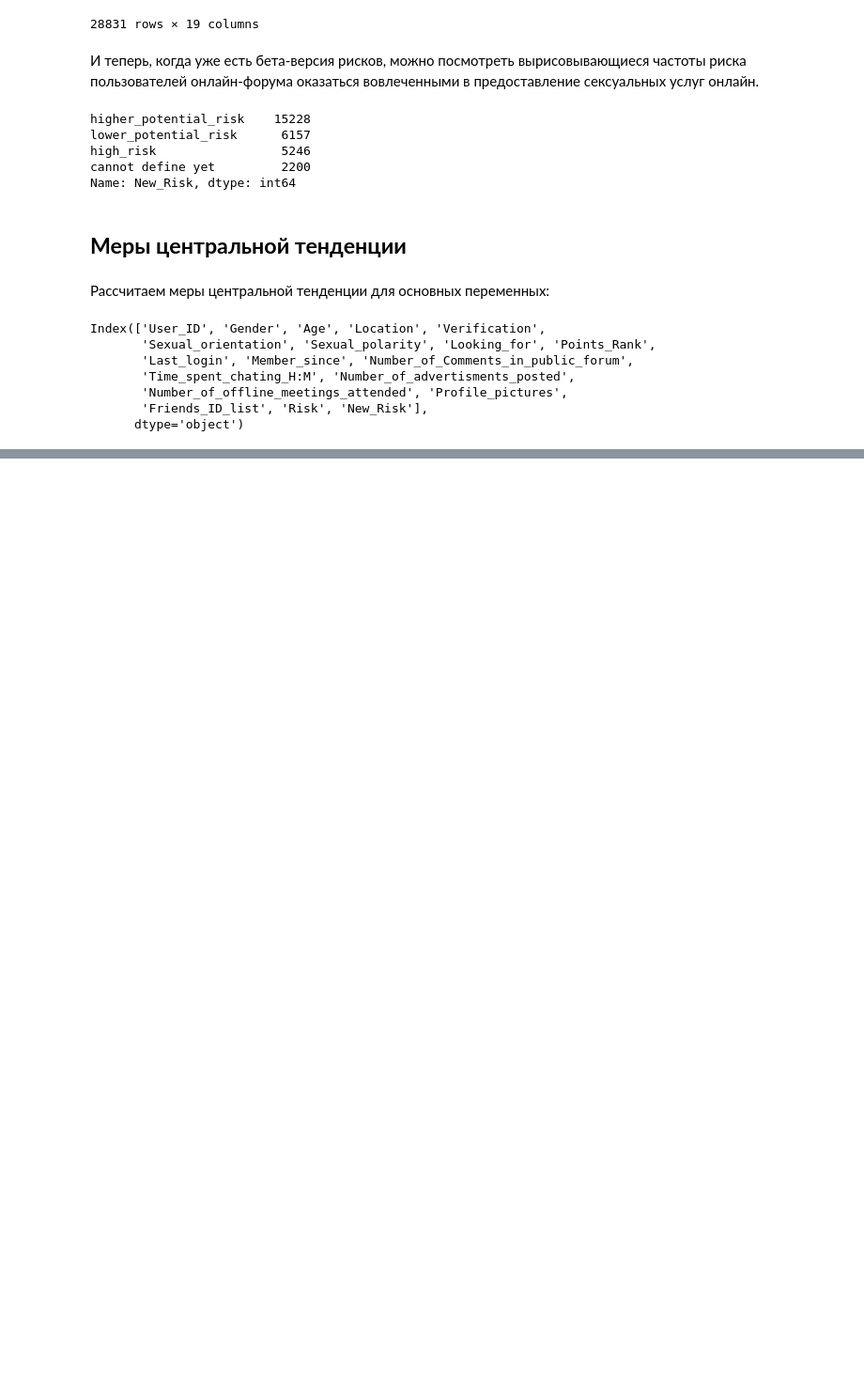
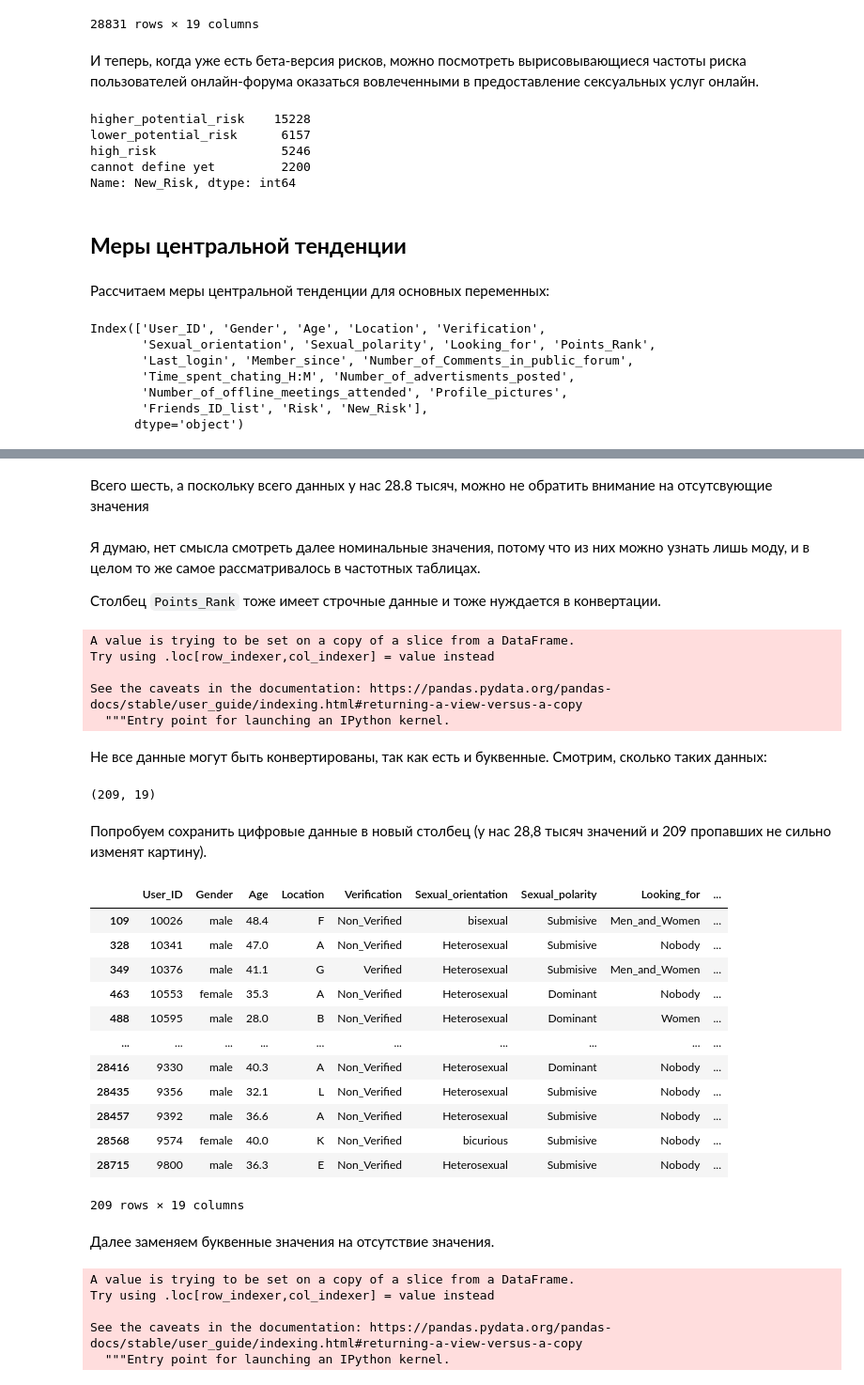
Before and after one commit to alexsasik/for-dz, a Jupyter notebook: online_sex_work.ipynb, the cells around one changed output, grey strips where cells are left out. Shown at 94% size. Drawn from its saved outputs; the diff is of its cells as text; code cells hidden in the pictures; blank space fills up the shorter version.

```diff
--- a/online_sex_work.ipynb
+++ b/online_sex_work.ipynb
@@ -556,0 +795,48 @@ Length: 68, dtype: float64
+# %% [markdown]
+Всего шесть, а поскольку всего данных у нас 28.8 тысяч, можно не обратить внимание на отсутсвующие значения
+# %% [markdown]
+Я думаю, нет смысла смотреть далее номинальные значения, потому что из них можно узнать лишь моду, и в целом то же самое рассматривалось в частотных таблицах.
+
+Столбец `Points_Rank` тоже имеет строчные данные и тоже нуждается в конвертации.
+# %%
+cdata['Points_Rank'] = cdata['Points_Rank'].apply(lambda x: x.replace(' ', ''))
+# %% [output]
+A value is trying to be set on a copy of a slice from a DataFrame.
+Try using .loc[row_indexer,col_indexer] = value instead
+
+See the caveats in the documentation: https://pandas.pydata.org/pandas-docs/stable/user_guide/indexing.html#returning-a-view-versus-a-copy
+  """Entry point for launching an IPython kernel.
+# %% [markdown]
+Не все данные могут быть конвертированы, так как есть и буквенные. Смотрим, сколько таких данных:
+# %%
+cdata[cdata['Points_Rank'].str.isalpha()].shape
+# %% [output]
+(209, 19)
+# %% [markdown]
+Попробуем сохранить цифровые данные в новый столбец (у нас 28,8 тысяч значений и 209 пропавших не сильно изменят картину).
+# %%
+cdata[cdata['Points_Rank'].str.isalpha()]
+# %% [output]
+|  | User_ID | Gender | Age | Location | Verification | Sexual_orientation | Sexual_polarity | Looking_for | ... |
+| 109 | 10026 | male | 48.4 | F | Non_Verified | bisexual | Submisive | Men_and_Women | ... |
+| 328 | 10341 | male | 47.0 | A | Non_Verified | Heterosexual | Submisive | Nobody | ... |
+| 349 | 10376 | male | 41.1 | G | Verified | Heterosexual | Submisive | Men_and_Women | ... |
+| 463 | 10553 | female | 35.3 | A | Non_Verified | Heterosexual | Dominant | Nobody | ... |
+| 488 | 10595 | male | 28.0 | B | Non_Verified | Heterosexual | Dominant | Women | ... |
+| ... | ... | ... | ... | ... | ... | ... | ... | ... | ... |
+| 28416 | 9330 | male | 40.3 | A | Non_Verified | Heterosexual | Dominant | Nobody | ... |
+| 28435 | 9356 | male | 32.1 | L | Non_Verified | Heterosexual | Submisive | Nobody | ... |
+| 28457 | 9392 | male | 36.6 | A | Non_Verified | Heterosexual | Submisive | Nobody | ... |
+| 28568 | 9574 | female | 40.0 | K | Non_Verified | bicurious | Submisive | Nobody | ... |
+| 28715 | 9800 | male | 36.3 | E | Non_Verified | Heterosexual | Submisive | Nobody | ... |
+209 rows × 19 columns
+# %% [markdown]
+Далее заменяем буквенные значения на отсутствие значения.
+# %%
+cdata['Points_Rank'] = cdata['Points_Rank'].replace(to_replace='a', value=np.nan)
+# %% [output]
+A value is trying to be set on a copy of a slice from a DataFrame.
+Try using .loc[row_indexer,col_indexer] = value instead
+
+See the caveats in the documentation: https://pandas.pydata.org/pandas-docs/stable/user_guide/indexing.html#returning-a-view-versus-a-copy
+  """Entry point for launching an IPython kernel.
```
Also changed, not shown: parts of 65 cells of this notebook.
